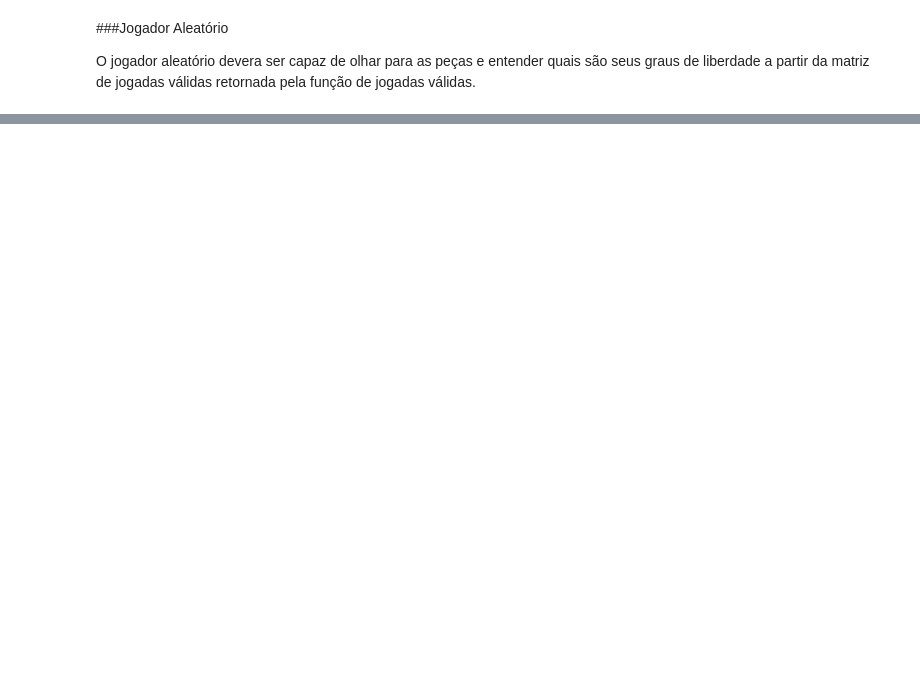
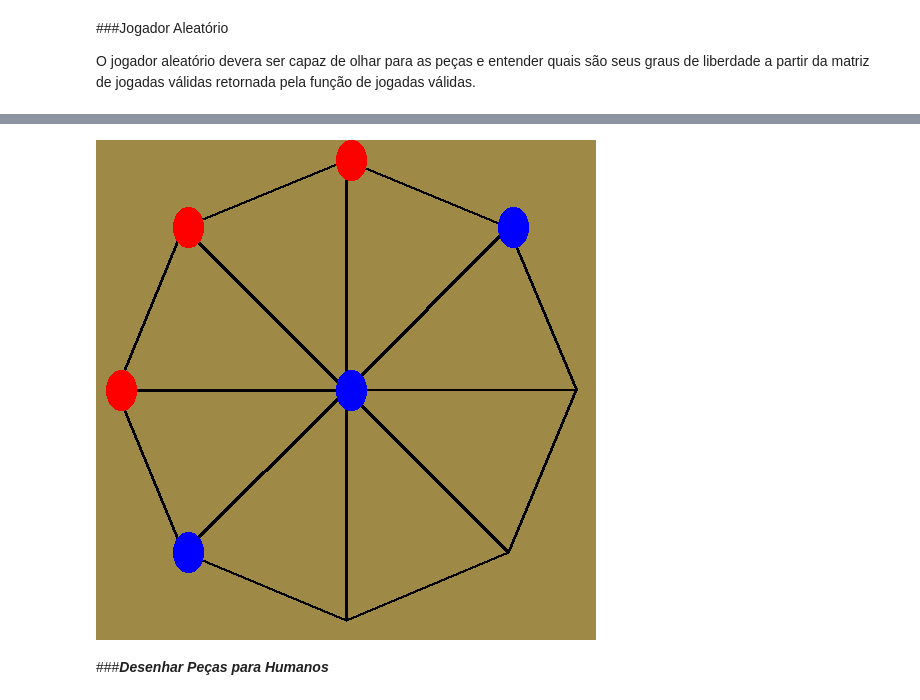
Before and after one commit to gatofeles/Trabalhos-SI202, a Jupyter notebook: gameShisima.ipynb, the cells around one changed output, grey strips where cells are left out. Saved outputs shown, nothing was run; the diff lists cells and outputs as text; code cells hidden in the pictures; blank space fills up the shorter version.

```diff
--- a/gameShisima.ipynb
+++ b/gameShisima.ipynb
@@ -406,0 +616,45 @@ KeyboardInterrupt: ignored
+# %%
+def drawPieces(gameBoard):
+  from PIL import Image, ImageDraw, ImageFont
+  import math
+
+###Desenho do tabuleiro
+  board = Image.new('RGB', (500, 500),  (158,137,70))
+
+  draw  = ImageDraw.Draw(board)
+
+  d = 230
+  coordinates = []
+
+  for angle in range(0, 360, 45):
+    rx = d*math.cos(math.pi*angle/180)
+    ry = d*math.sin(math.pi*angle/180)
+    coordinates.append([250 - rx,250 - ry])
+
+  coordinates.append([250,250])
+
+  for i in range(len(coordinates)):
+    draw.line( (250, 250, coordinates[i][0], coordinates[i][1]),
+              fill = "black", width = 3 )
+    for j in range(1, len(coordinates)):
+      if j == i+1 or (j == 7 and i == 0) :
+        draw.line( (coordinates[i][0], coordinates[i][1], coordinates[j][0],
+                    coordinates[j][1]), fill = "black", width = 3 )
+###Desenho das peças
+  for i in range(len(gameBoard)):
+
+    if gameBoard[i] == 1:
+      draw.ellipse([coordinates[i][0]-10, coordinates[i][1]- 20, coordinates[i][0]+20, coordinates[i][1]+20], width=25, outline = "red")
+
+    if gameBoard[i] == -1:
+      draw.ellipse([coordinates[i][0]-10, coordinates[i][1]- 20, coordinates[i][0]+20, coordinates[i][1]+20], width=25, outline = "blue")
+
+
+
+  display(board)
+# %%
+drawPieces((1, 1, 1, -1, 0, 0, 0, -1, -1))
+# %% [output]
+[figure, added]
+# %% [markdown]
+###***Desenhar Peças para Humanos***
```
Also changed, not shown: parts of 29 cells of this notebook.
